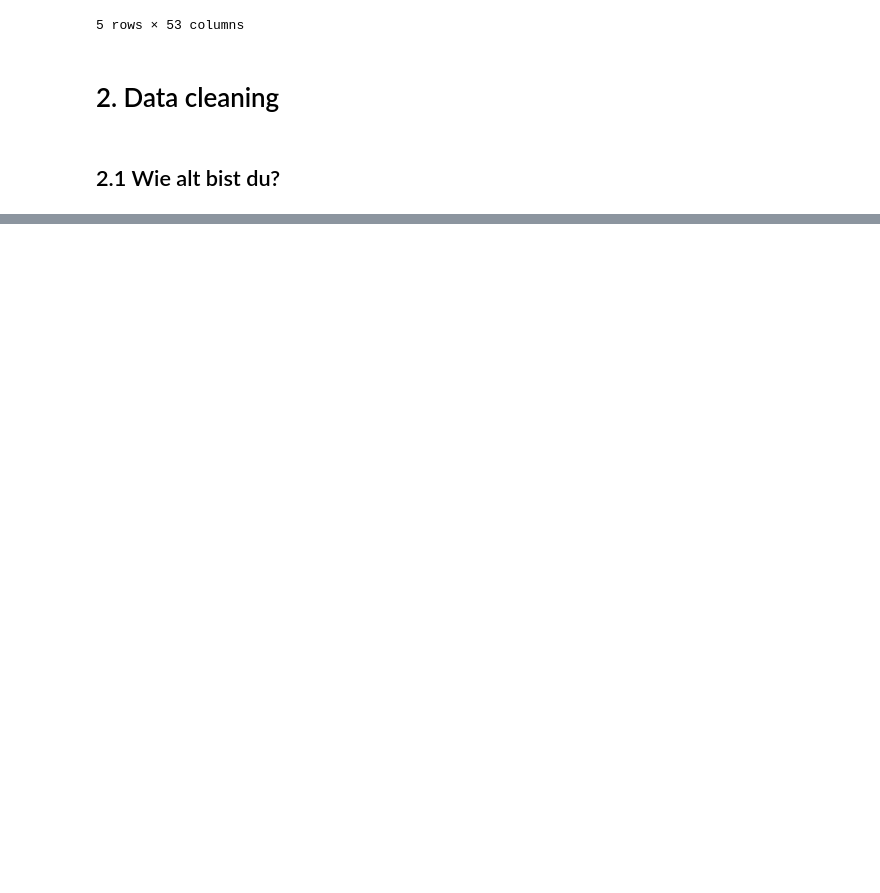
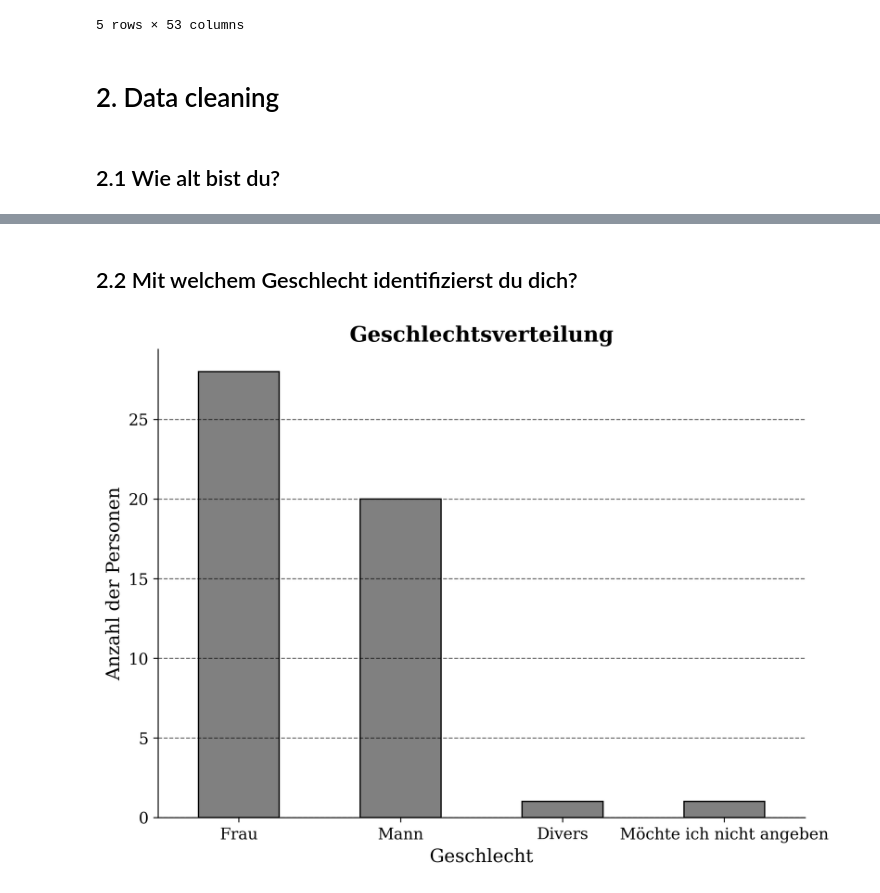
Before and after one commit to JAlbertOfficial/weddingsurvey, a Jupyter notebook: weddingsurvey.ipynb, the cells around one changed output, grey strips where cells are left out. Drawn from its saved outputs; the diff is of its cells as text; code cells hidden in the pictures; blank space fills up the shorter version.

```diff
--- a/weddingsurvey.ipynb
+++ b/weddingsurvey.ipynb
@@ -55,0 +41,4 @@ Name: count, dtype: int64
+# %%
+df['Wie alt bist du? (float)'] = df['Wie alt bist du?'].apply(convert_to_float)
+invalid_entries = df[df['Wie alt bist du? (float)'].isnull()]['Wie alt bist du?']
+invalid_entries
@@ -55,0 +50,12 @@ Name: count, dtype: int64
+# %%
+# Ersetze den ersten ungültigen Eintrag mit NaN
+df.loc[invalid_entries.index[0], 'Wie alt bist du?'] = np.nan
+
+# Ersetze den zweiten ungültigen Eintrag mit 78
+df.loc[invalid_entries.index[1], 'Wie alt bist du?'] = 78
+# %%
+# Konvertierung in float vornehmen
+df['Wie alt bist du? (float)'] = df['Wie alt bist du?'].apply(convert_to_float)
+
+# Überprüfen, ob die Änderungen korrekt sind
+df[['Wie alt bist du?', 'Wie alt bist du? (float)']].loc[invalid_entries.index]
@@ -55,0 +100,21 @@ Name: count, dtype: int64
+# %% [markdown]
+## 2.2 Mit welchem Geschlecht identifizierst du dich?
+# %%
+# Berechne die Häufigkeit der Antworten
+gender_counts = df['Mit welchem Geschlecht identifizierst du dich?'].value_counts()
+
+# Erstelle ein Balkendiagramm der Geschlechtsverteilung
+plt.figure(figsize=(8, 6), dpi=300)
+gender_counts.plot(kind='bar', color='gray', edgecolor='black')
+plt.title('Geschlechtsverteilung', fontsize=16, fontweight='bold', family='serif')
+plt.xlabel('Geschlecht', fontsize=14, family='serif')
+plt.ylabel('Anzahl der Personen', fontsize=14, family='serif')
+plt.xticks(rotation=0, fontsize=12, family='serif')
+plt.yticks(fontsize=12, family='serif')
+plt.grid(axis='y', linestyle='--', alpha=0.6, color='black')
+plt.gca().spines['top'].set_visible(False)
+plt.gca().spines['right'].set_visible(False)
+plt.tight_layout()  # Optimiert den Layout-Abstand
+plt.show()
+# %% [output]
+[figure, added]
```
Also changed, not shown: parts of 6 cells of this notebook.
